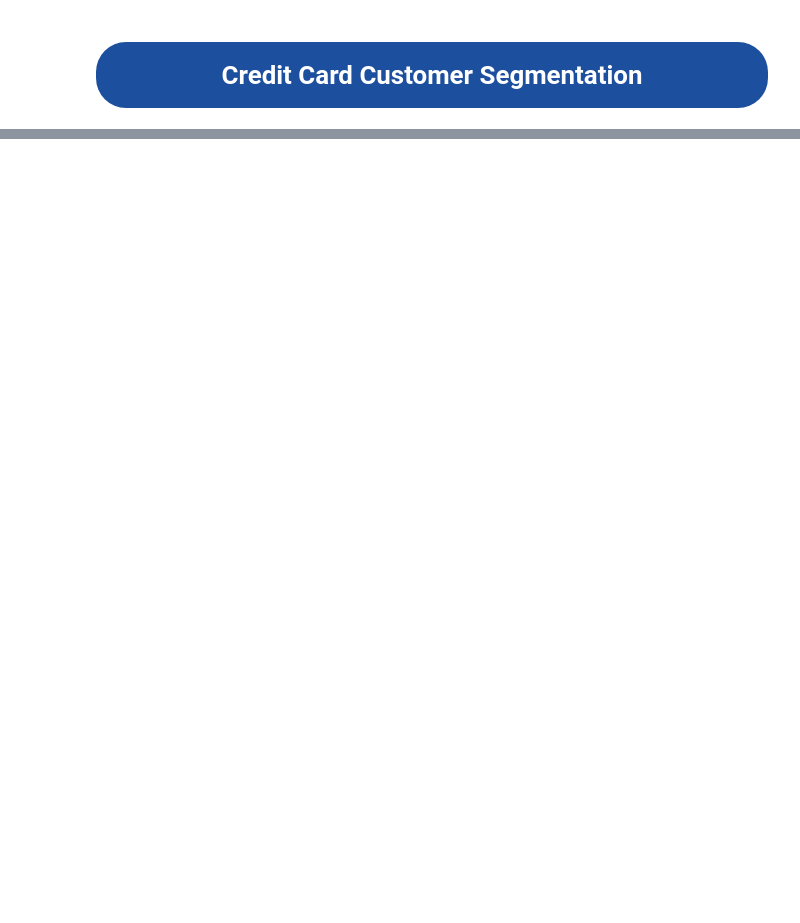
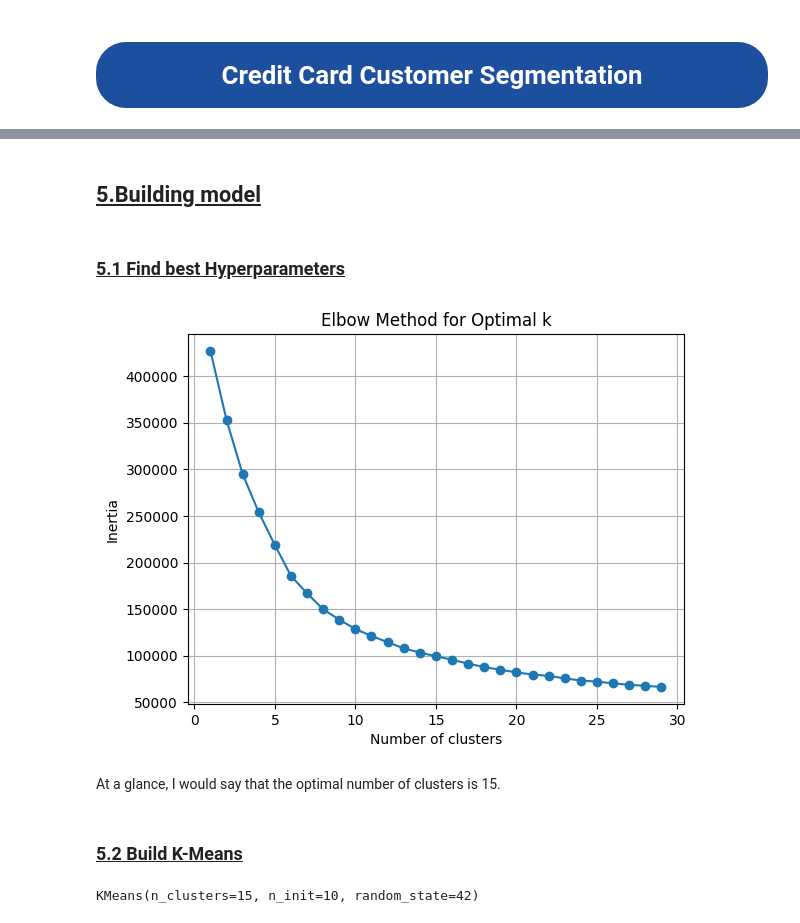
Before and after one commit to Mnr04/Kaggle_Projects, a Jupyter notebook: Credit_Card_Clustering.ipynb, the cells around one changed output, grey strips where cells are left out. Drawn from its saved outputs; the diff is of its cells as text; code cells hidden in the pictures; blank space fills up the shorter version.

```diff
--- a/Credit_Card_Clustering.ipynb
+++ b/Credit_Card_Clustering.ipynb
@@ -30,0 +147,3 @@ df.head()
+# %%
+#Remove rows with missing values.
+df = df.dropna(subset =['MINIMUM_PAYMENTS', 'CREDIT_LIMIT'])
@@ -30,0 +154,5 @@ df.head()
+# %%
+#Normalize the data
+df_scaled = df.copy()
+robust_scaler = RobustScaler()
+df_robust = pd.DataFrame(df_robust, columns=df.columns)
@@ -30,0 +189,4 @@ df.head()
+# %%
+#Applying PCA
+pca = PCA(n_components=0.90)
+robust_pca = pca.fit_transform(df_robust)
@@ -30,0 +219,25 @@ df.head()
+# %% [markdown]
+## <u> 5.Building model </u>
+# %% [markdown]
+### <u>  5.1 Find best Hyperparameters </u>
+# %%
+# Step 1: Search for the optimal number of clusters using the Elbow Method
+inertia = []
+for k in range(1, 30):
+    kmeans = KMeans(n_clusters=k, random_state=42, n_init=10)
+    kmeans.fit(robust_pca)
+    inertia.append(kmeans.inertia_)
+# %%
+# Plotting the Elbow Method
+plt.plot(range(1, 30), inertia, marker='o')
+plt.title('Elbow Method for Optimal k')
+plt.xlabel('Number of clusters')
+plt.ylabel('Inertia')
+plt.grid(True)
+plt.show()
+# %% [output]
+[figure, added]
+# %% [markdown]
+At a glance, I would say that the optimal number of clusters is 15.
+# %% [markdown]
+### <u> 5.2 Build K-Means </u>
@@ -30,0 +247,4 @@ df.head()
+# %%
+model.fit(robust_pca)
+# %% [output]
+KMeans(n_clusters=15, n_init=10, random_state=42)
```
Also changed, not shown: parts of 27 cells of this notebook.
